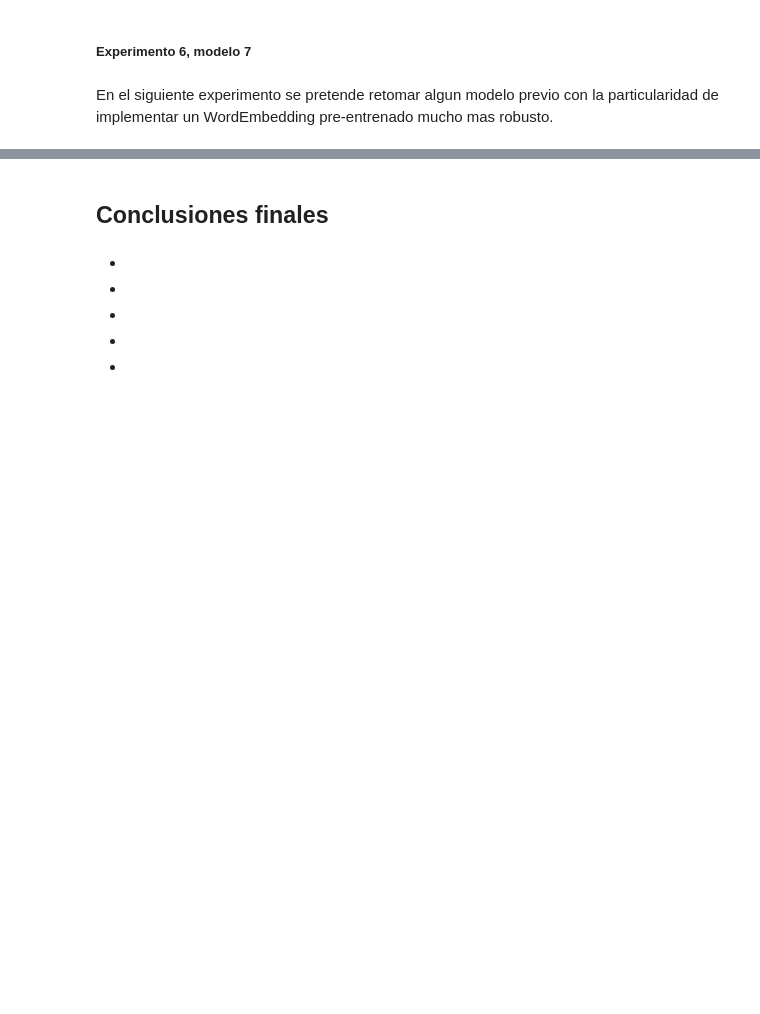
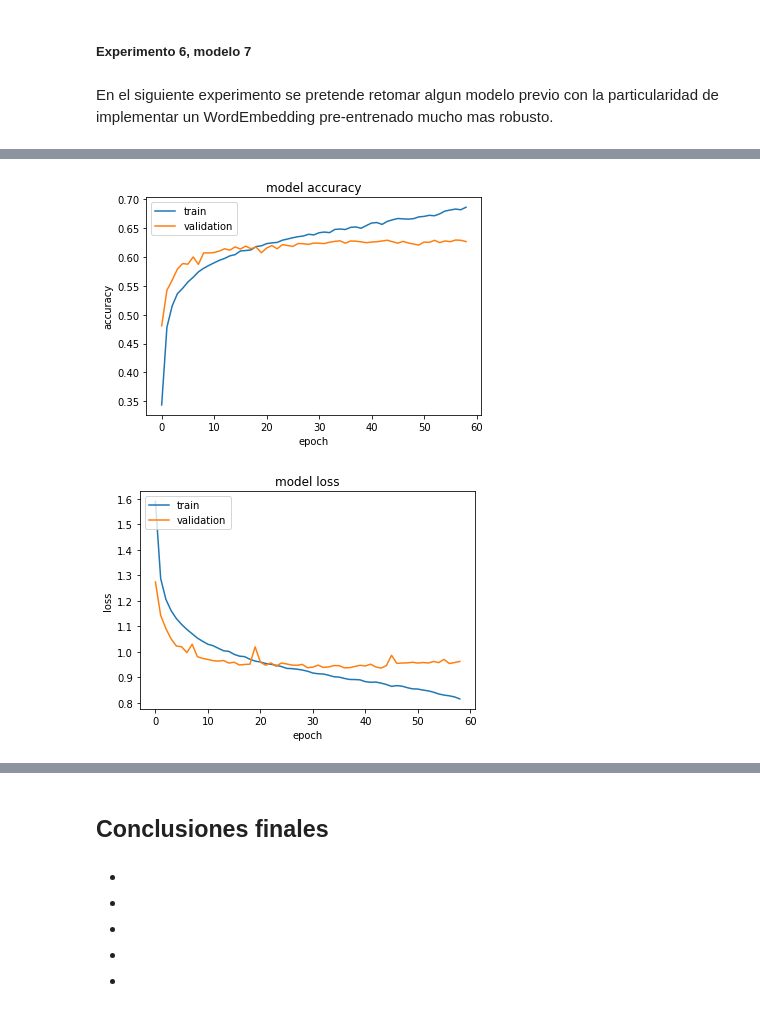
Before and after one commit to Jamf05/20201-ai2-class-project, a Jupyter notebook: notebook.ipynb, the cells around one changed output, grey strips where cells are left out. Drawn from its saved outputs; the diff is of its cells as text; code cells hidden in the pictures; blank space fills up the shorter version.

```diff
--- a/notebook.ipynb
+++ b/notebook.ipynb
@@ -1084,0 +1592,7 @@ En el siguiente experimento se pretende retomar algun modelo previo con la parti
+# %%
+#Capa de embedding con el modelo w2v entrenado
+embedd_layer = tf.keras.layers.Embedding(max_words,
+                         embed_num_dims,
+                         input_length = max_len,
+                         weights = [embedd_matrix],
+                         trainable=False)
@@ -1084,0 +1629,3 @@ En el siguiente experimento se pretende retomar algun modelo previo con la parti
+# %%
+#Creamos el modelo
+model = crear_modeloLSTM(5,embedd_layer)
@@ -1084,0 +1650,8 @@ En el siguiente experimento se pretende retomar algun modelo previo con la parti
+# %%
+model_checkpoint = tf.keras.callbacks.ModelCheckpoint('models/LSTM_W2VPRE8.h5', monitor='loss', save_best_only=True)
+early_stopping = tf.keras.callbacks.EarlyStopping(monitor='val_loss',patience=15, min_delta=1e-4)
+# %%
+#Definimos una funcion de CALLBACK para detener el modelo cuando
+tic()
+historial = model.fit(x_train,y_data_train, epochs=150, callbacks=[model_checkpoint,early_stopping], validation_data=(x_test,y_data_test))
+tac()
@@ -1084,0 +1676,21 @@ En el siguiente experimento se pretende retomar algun modelo previo con la parti
+# %%
+#  "Accuracy"
+plt.plot(historial.history['accuracy'])
+plt.plot(historial.history['val_accuracy'])
+plt.title('model accuracy')
+plt.ylabel('accuracy')
+plt.xlabel('epoch')
+plt.legend(['train', 'validation'], loc='upper left')
+plt.show()
+
+# "Loss"
+plt.plot(historial.history['loss'])
+plt.plot(historial.history['val_loss'])
+plt.title('model loss')
+plt.ylabel('loss')
+plt.xlabel('epoch')
+plt.legend(['train', 'validation'], loc='upper left')
+plt.show()
+# %% [output]
+[figure, added]
+[figure, added]
```
Also changed, not shown: parts of 85 cells of this notebook.
